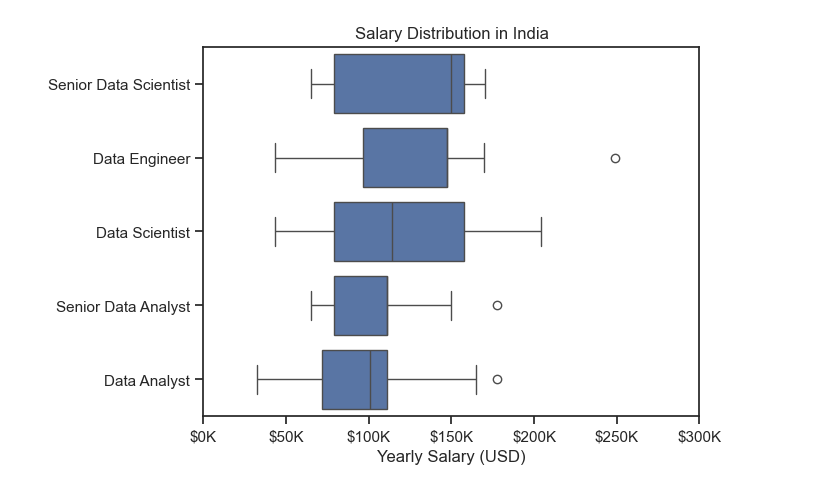
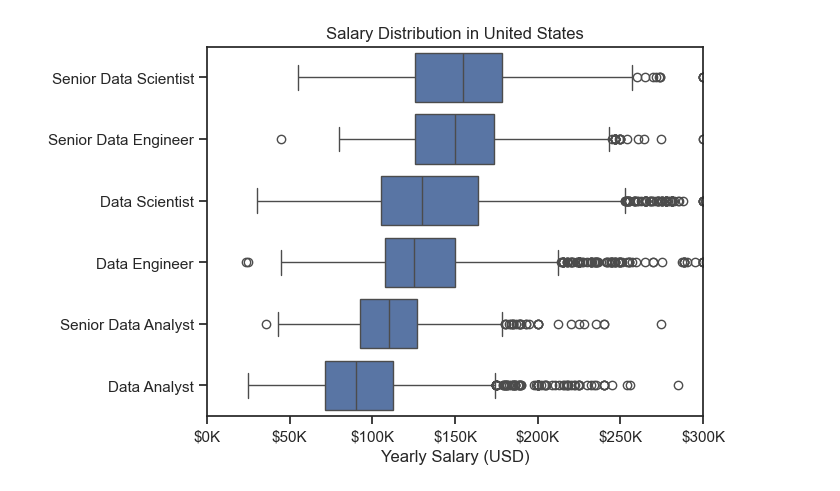
Before and after one commit to avish-attri/Data-Analyst-Job-Analysis, a Jupyter notebook: 4_Salary_Analysis.ipynb, the cells around one changed output. Cells and saved outputs as stored; diff of their text form; code cells hidden in the pictures.

```diff
--- a/4_Salary_Analysis.ipynb
+++ b/4_Salary_Analysis.ipynb
@@ -16,23 +13,23 @@ Found the latest cached dataset configuration 'default' at C:\Users\ether\.cache
 # %%
-df_IN = df[df['job_country'] == 'India'].copy()
+df_US = df[df['job_country'] == 'United States'].copy()
 
-job_titles = ['Data Engineer', 'Data Scientist', 'Data Analyst', 'Senior Data Scientist','Senior Data Analyst']
+job_titles = ['Data Engineer', 'Data Scientist', 'Data Analyst', 'Senior Data Scientist','Senior Data Analyst', 'Senior Data Engineer']
 
-df_IN_5 = df_IN[df_IN['job_title_short'].isin(job_titles)]
+df_US_5 = df_US[df_US['job_title_short'].isin(job_titles)]
 
-df_IN_5_order = df_IN_5.groupby('job_title_short')['salary_year_avg'].median().sort_values(ascending=False).index
+df_US_5_order = df_US_5.groupby('job_title_short')['salary_year_avg'].median().sort_values(ascending=False).index
 # %%
-sns.boxplot(df_IN_5,x='salary_year_avg',y='job_title_short', order=df_IN_5_order)
+sns.boxplot(df_US_5,x='salary_year_avg',y='job_title_short', order=df_US_5_order)
 sns.set_theme(style='ticks')
 
 ax = plt.gca().xaxis
 ax2 = plt.gca().yaxis
 ax2.set_label_text('')
 ax.set_label_text('Yearly Salary (USD)')
 ax.set_major_formatter(plt.FuncFormatter(lambda x,pos: f'${int(x/1000)}K'))
 plt.xlim(0,300000)
-plt.title('Salary Distribution in India')
+plt.title('Salary Distribution in United States')
 plt.show()
 # %% [output]
-[figure, old version]
+[figure, new version]
 # %%
```
Also changed, not shown: parts of 4 cells of this notebook, 5 other files.
